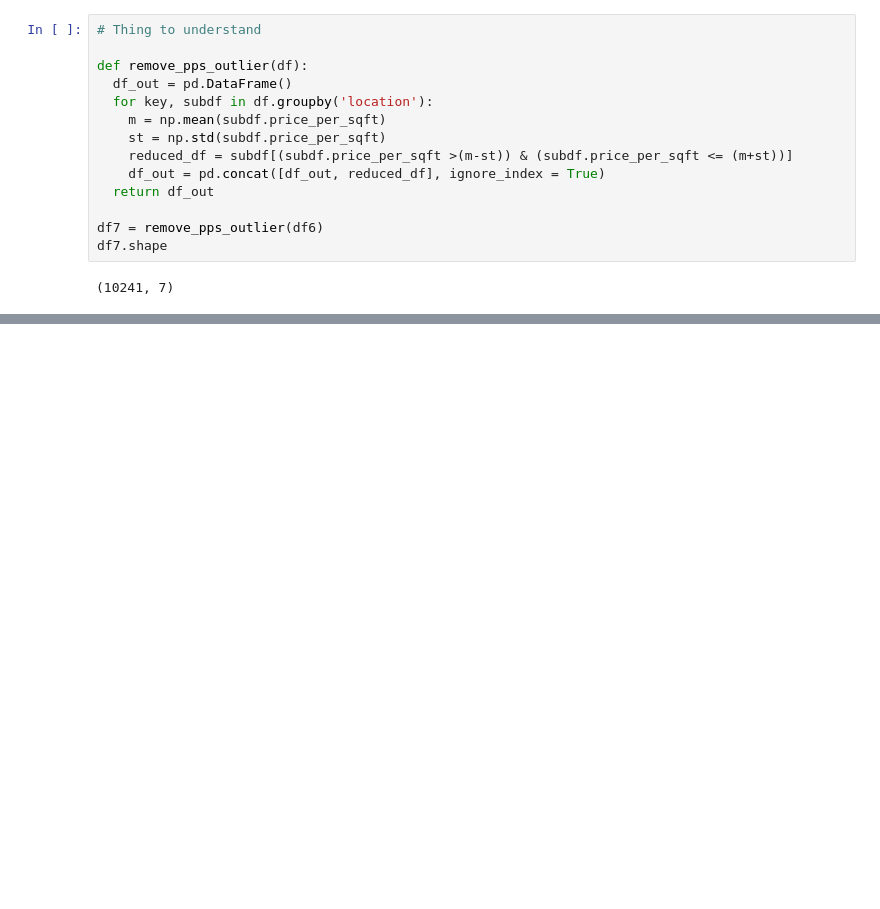
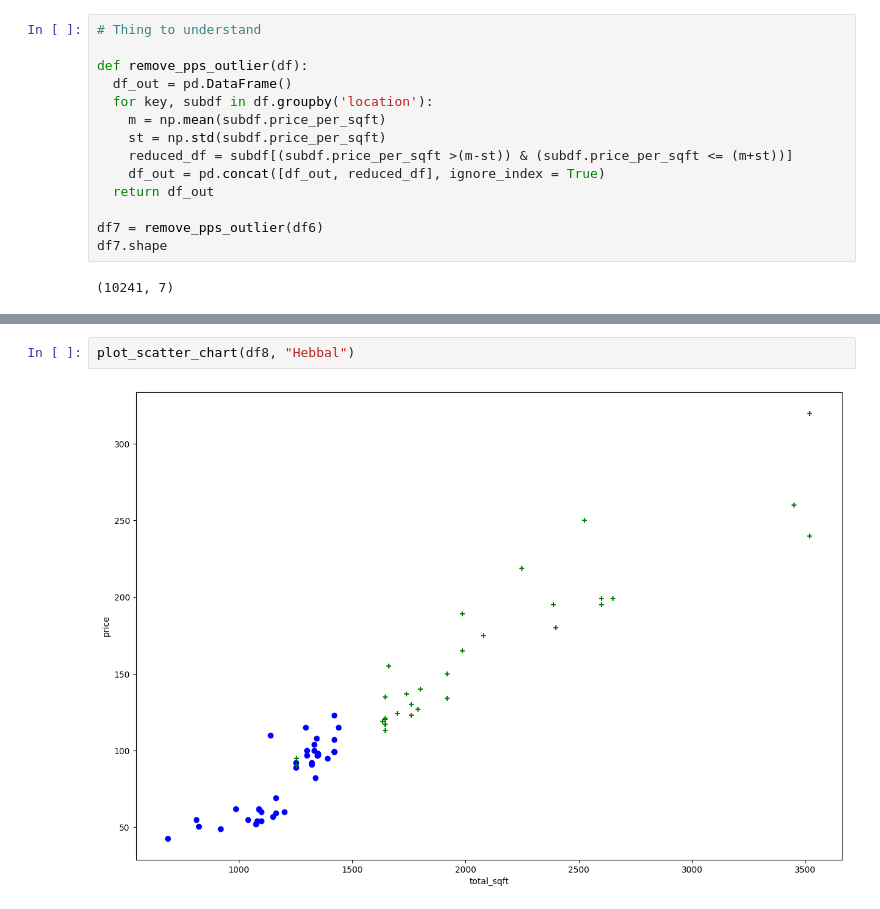
Before and after one commit to Surajpatra700/Housing-Price-Model-Prediction, a Jupyter notebook: Real_Estate_Model.ipynb, the cells around one changed output, grey strips where cells are left out. Cells and saved outputs as stored; diff of their text form; blank space fills up the shorter version.

```diff
--- a/Real_Estate_Model.ipynb
+++ b/Real_Estate_Model.ipynb
@@ -237,0 +261,4 @@ plot_scatter_chart(df7, "Rajaji Nagar")
+# %%
+plot_scatter_chart(df8, "Hebbal")
+# %% [output]
+[figure, added]
```
Also changed, not shown: parts of 20 cells of this notebook.
